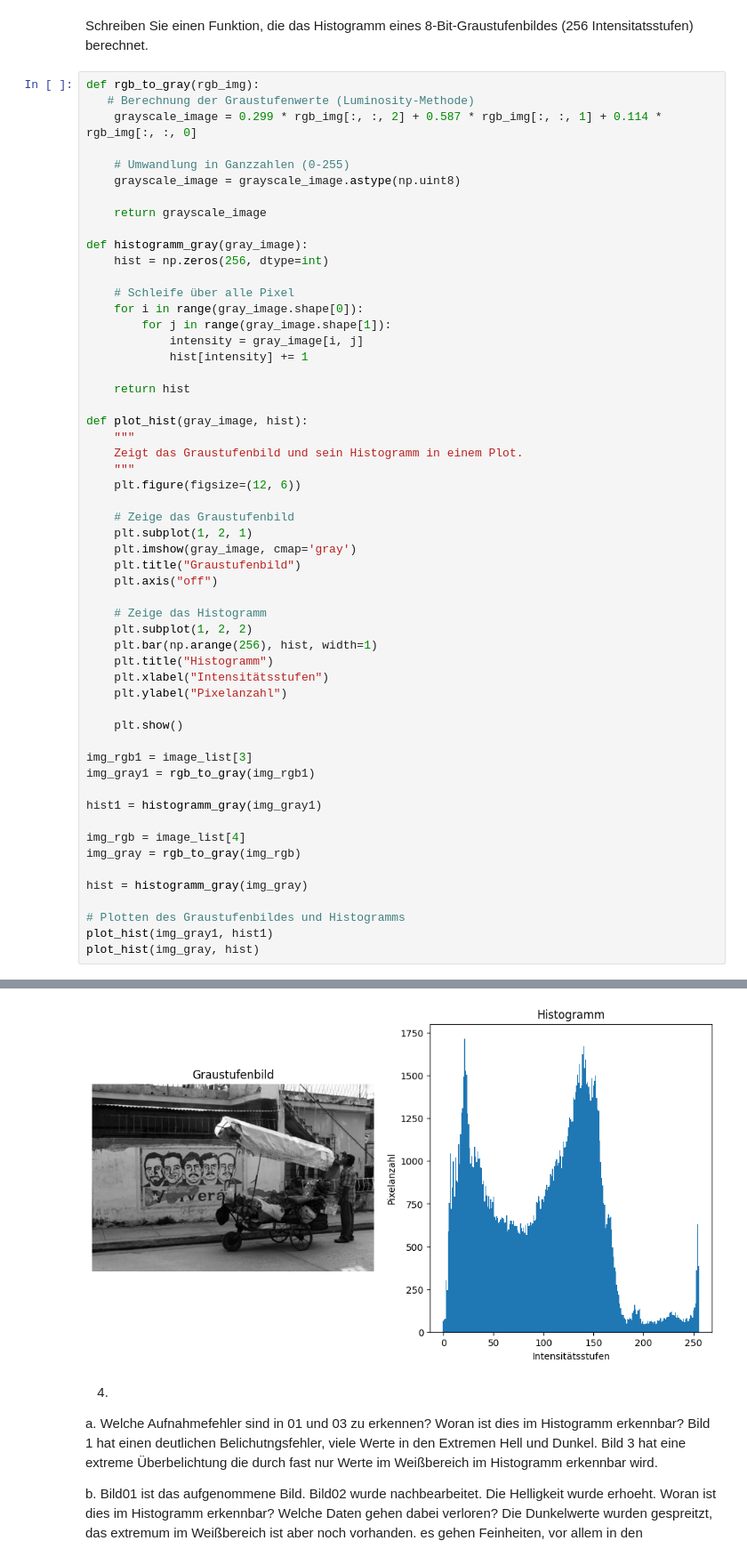
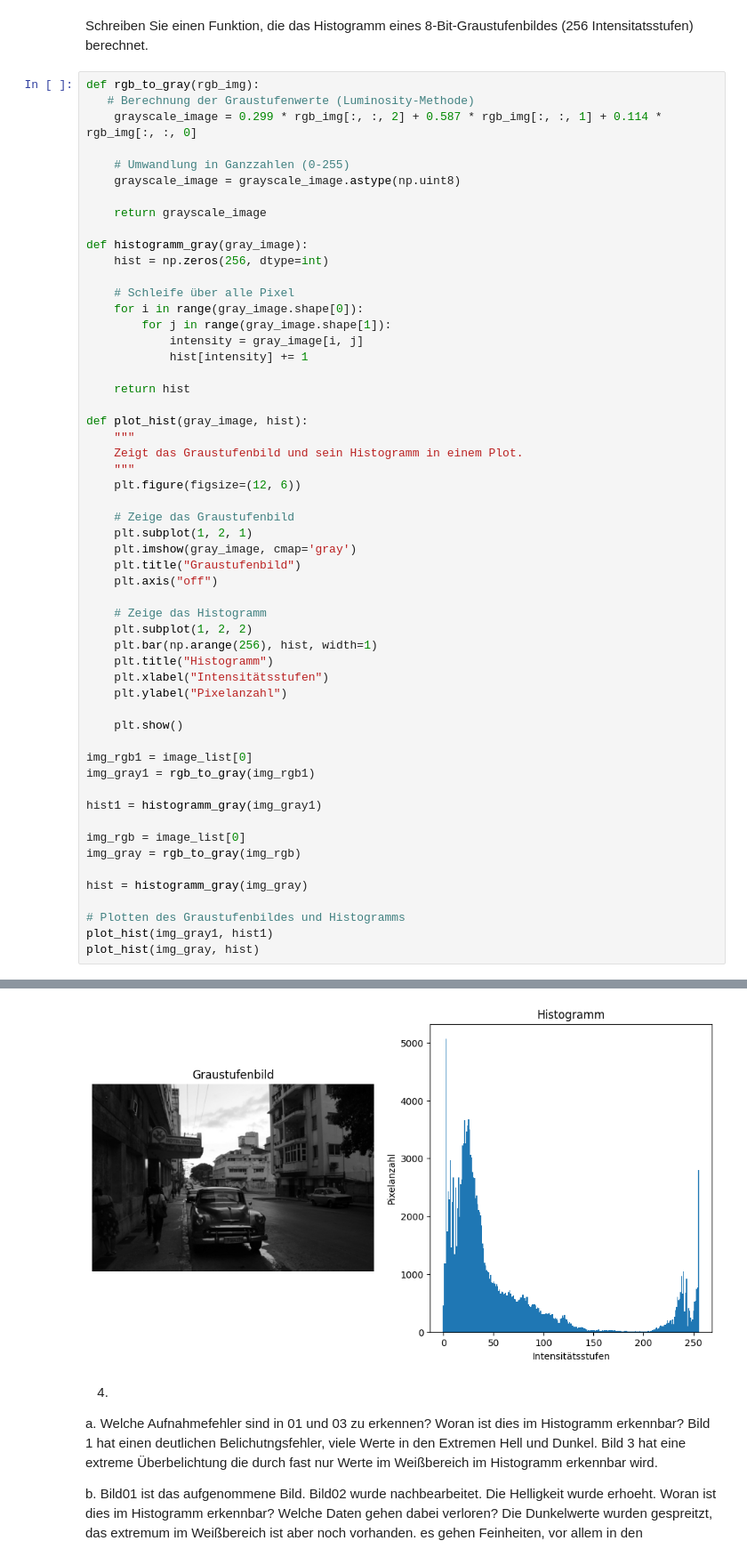
Before and after one commit to eFabi11/2D_Computergrafik_2025, a Jupyter notebook: Aufgabe1/2D_Aufgabe1.ipynb, the cells around one changed output, grey strips where cells are left out. Shown at 89% size. Cells and saved outputs as stored; diff of their text form.

```diff
--- a/Aufgabe1/2D_Aufgabe1.ipynb
+++ b/Aufgabe1/2D_Aufgabe1.ipynb
@@ -151,12 +151,12 @@ def plot_hist(gray_image, hist):
 
     plt.show()
 
-img_rgb1 = image_list[3]
+img_rgb1 = image_list[0]
 img_gray1 = rgb_to_gray(img_rgb1)
 
 hist1 = histogramm_gray(img_gray1)
 
-img_rgb = image_list[4]
+img_rgb = image_list[0]
 img_gray = rgb_to_gray(img_rgb)
 
 hist = histogramm_gray(img_gray)
@@ -169,4 +169,4 @@ plot_hist(img_gray, hist)
-[figure, old version]
+[figure, new version]
 # %% [markdown]
 4.
 a.  Welche Aufnahmefehler sind in 01 und 03 zu erkennen? Woran ist dies im Histogramm erkennbar?
```
Also changed, not shown: parts of 2 cells of this notebook.
